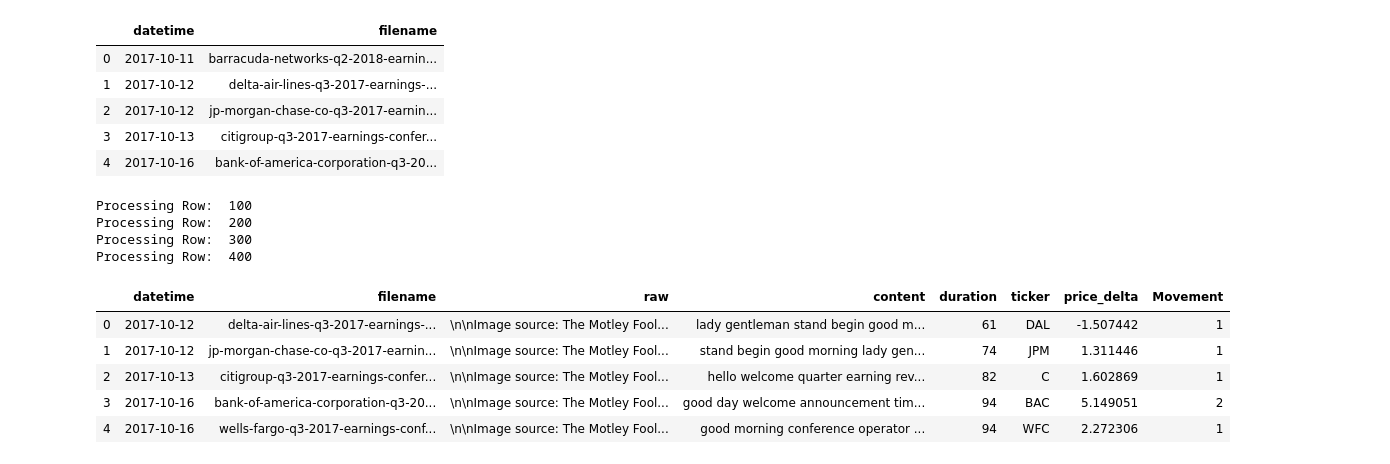
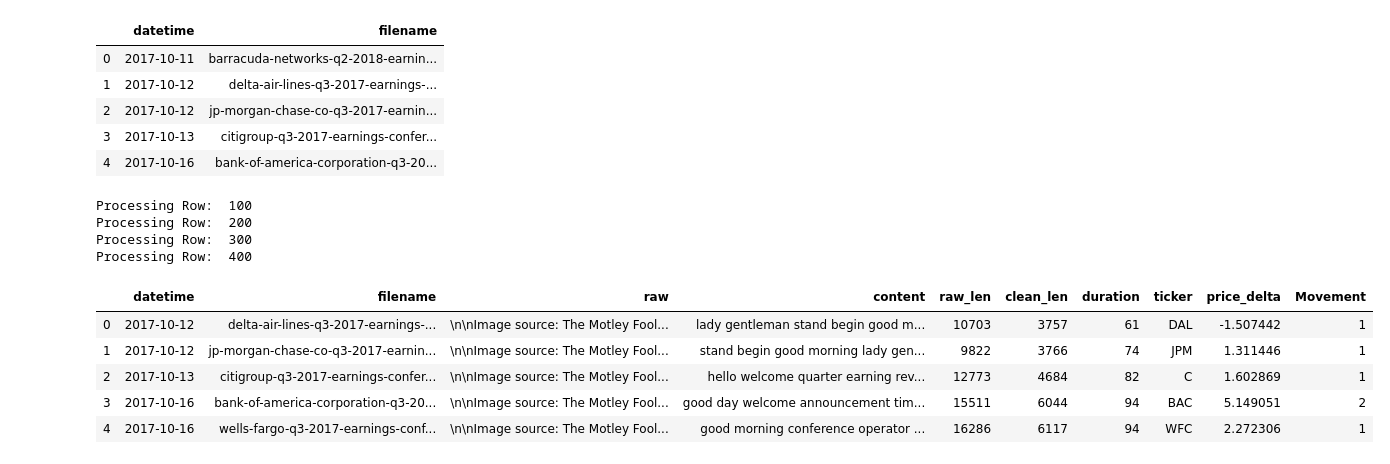
Before and after one commit to jkovach89/Final-Project, a Jupyter notebook: Capstone 5 - Data Creation and Cleaning.ipynb, the cells around one changed output. Cells and saved outputs as stored; diff of their text form; code cells hidden in the pictures.

```diff
--- a/Capstone 5 - Data Creation and Cleaning.ipynb
+++ b/Capstone 5 - Data Creation and Cleaning.ipynb
@@ -75,6 +75,9 @@ def text_cleaner(f):
     content = re.sub(r'[A-Z]{2,}', '', content)
 
     return raw_text, content
+
+def get_length(text):
+    return len(text.split())
 
 def get_duration(raw):
     try:
@@ -108,36 +111,38 @@ def change_type(change_ratio):
     if change_ratio >= 4:
         return 2
     elif change_ratio <= -4:
         return 0
     else:
         return 1
 
 # Apply functions to dataset
 tqdm.pandas(position=0, leave=True)
 call_df['raw'], call_df['content'] = zip(*call_df['filename'].progress_apply(text_cleaner))
+call_df['raw_len'] = call_df['raw'].apply(get_length)
+call_df['clean_len'] = call_df['content'].apply(get_length)
 call_df['duration'] = call_df['raw'].apply(get_duration)
 call_df['ticker'] = call_df['raw'].apply(get_ticker)
 
 for i in range(call_df.shape[0]):
     try:
         call_df.loc[i, 'price_delta'] = price_delta(call_df.loc[i, 'ticker'], call_df.loc[i, 'datetime'])
         if i % 100 == 0:
             print("Processing Row: ", i)
 
     except:
         call_df.loc[i, 'price_delta'] = np.nan
 
 call_df['Movement'] = call_df['price_delta'].apply(change_type)
 call_df = call_df.dropna().reset_index(drop=True)
 call_df.head()
 # %% [output]
 Processing Row:  100
 Processing Row:  200
 Processing Row:  300
 Processing Row:  400
-|  | datetime | filename | raw | content | duration | ticker | price_delta | Movement |
-| 0 | 2017-10-12 | delta-air-lines-q3-2017-earnings-... | \n\nImage source: The Motley Fool... | lady gentleman stand begin good m... | 61 | DAL | -1.507442 | 1 |
-| 1 | 2017-10-12 | jp-morgan-chase-co-q3-2017-earnin... | \n\nImage source: The Motley Fool... | stand begin good morning lady gen... | 74 | JPM | 1.311446 | 1 |
-| 2 | 2017-10-13 | citigroup-q3-2017-earnings-confer... | \n\nImage source: The Motley Fool... | hello welcome quarter earning rev... | 82 | C | 1.602869 | 1 |
-| 3 | 2017-10-16 | bank-of-america-corporation-q3-20... | \n\nImage source: The Motley Fool... | good day welcome announcement tim... | 94 | BAC | 5.149051 | 2 |
-| 4 | 2017-10-16 | wells-fargo-q3-2017-earnings-conf... | \n\nImage source: The Motley Fool... | good morning conference operator ... | 94 | WFC | 2.272306 | 1 |
+|  | datetime | filename | raw | content | raw_len | clean_len | duration | ticker | price_delta | Movement |
+| 0 | 2017-10-12 | delta-air-lines-q3-2017-earnings-... | \n\nImage source: The Motley Fool... | lady gentleman stand begin good m... | 10703 | 3757 | 61 | DAL | -1.507442 | 1 |
+| 1 | 2017-10-12 | jp-morgan-chase-co-q3-2017-earnin... | \n\nImage source: The Motley Fool... | stand begin good morning lady gen... | 9822 | 3766 | 74 | JPM | 1.311446 | 1 |
+| 2 | 2017-10-13 | citigroup-q3-2017-earnings-confer... | \n\nImage source: The Motley Fool... | hello welcome quarter earning rev... | 12773 | 4684 | 82 | C | 1.602869 | 1 |
+| 3 | 2017-10-16 | bank-of-america-corporation-q3-20... | \n\nImage source: The Motley Fool... | good day welcome announcement tim... | 15511 | 6044 | 94 | BAC | 5.149051 | 2 |
+| 4 | 2017-10-16 | wells-fargo-q3-2017-earnings-conf... | \n\nImage source: The Motley Fool... | good morning conference operator ... | 16286 | 6117 | 94 | WFC | 2.272306 | 1 |
```
Also changed, not shown: parts of 4 cells of this notebook, 3 other files.
